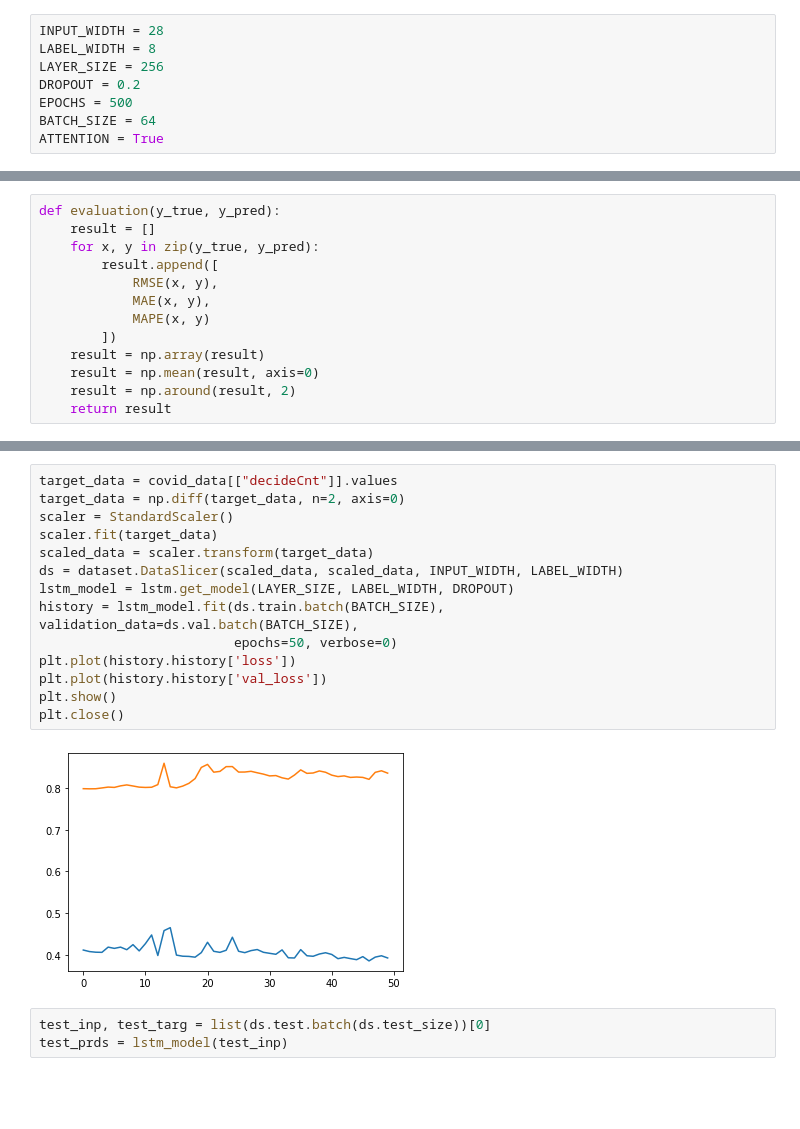
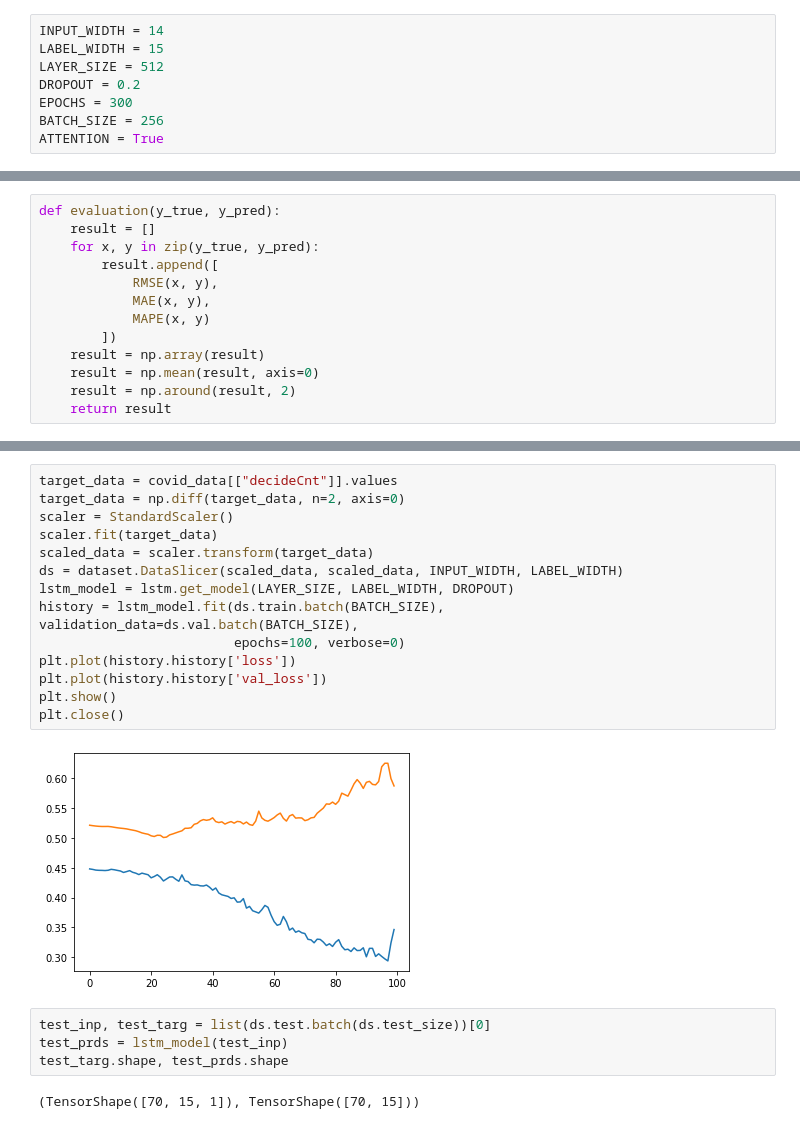
Before and after one commit to Kim-inhwan/forecast-covid, a Jupyter notebook: analysis.ipynb, the cells around one changed output, grey strips where cells are left out. Saved outputs shown, nothing was run; the diff lists cells and outputs as text; blank space fills up the shorter version.

```diff
--- a/analysis.ipynb
+++ b/analysis.ipynb
@@ -17,12 +19,12 @@ importlib.reload(seq2seq)
 # %% [output]
 <module 'models.seq2seq' from '/app/models/seq2seq.py'>
 # %%
-INPUT_WIDTH = 28
-LABEL_WIDTH = 8
-LAYER_SIZE = 256
+INPUT_WIDTH = 14
+LABEL_WIDTH = 15
+LAYER_SIZE = 512
 DROPOUT = 0.2
-EPOCHS = 500
-BATCH_SIZE = 64
+EPOCHS = 300
+BATCH_SIZE = 256
 ATTENTION = True
 # %%
 RMSE = lambda x, y: mean_squared_error(x, y, squared=False)
@@ -84,22 +121,25 @@ plt.close()
 # %%
 target_data = covid_data[["decideCnt"]].values
 target_data = np.diff(target_data, n=2, axis=0)
 scaler = StandardScaler()
 scaler.fit(target_data)
 scaled_data = scaler.transform(target_data)
 ds = dataset.DataSlicer(scaled_data, scaled_data, INPUT_WIDTH, LABEL_WIDTH)
 lstm_model = lstm.get_model(LAYER_SIZE, LABEL_WIDTH, DROPOUT)
 history = lstm_model.fit(ds.train.batch(BATCH_SIZE), validation_data=ds.val.batch(BATCH_SIZE),
-                         epochs=50, verbose=0)
+                         epochs=100, verbose=0)
 plt.plot(history.history['loss'])
 plt.plot(history.history['val_loss'])
 plt.show()
 plt.close()
 # %% [output]
-[figure, old version]
+[figure, new version]
 # %%
 test_inp, test_targ = list(ds.test.batch(ds.test_size))[0]
 test_prds = lstm_model(test_inp)
+test_targ.shape, test_prds.shape
+# %% [output]
+(TensorShape([70, 15, 1]), TensorShape([70, 15]))
 # %%
 for i, prd in enumerate(test_prds):
     plt.plot(range(i, i+LABEL_WIDTH), prd)
```
Also changed, not shown: parts of 55 cells of this notebook, 5 other files.
